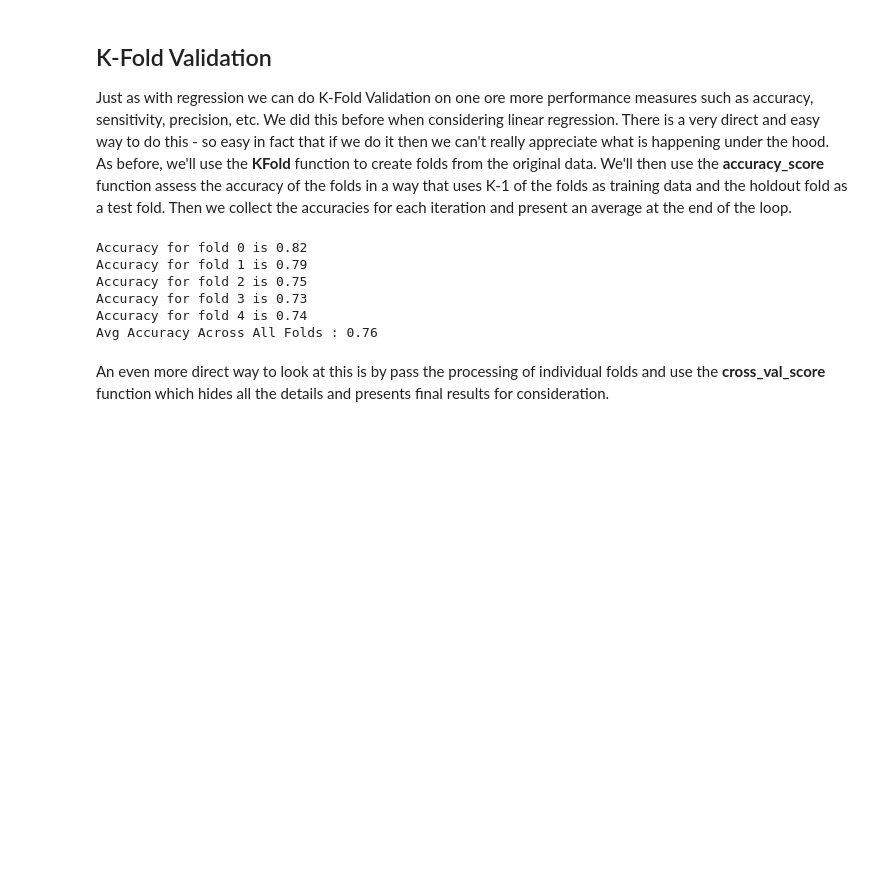
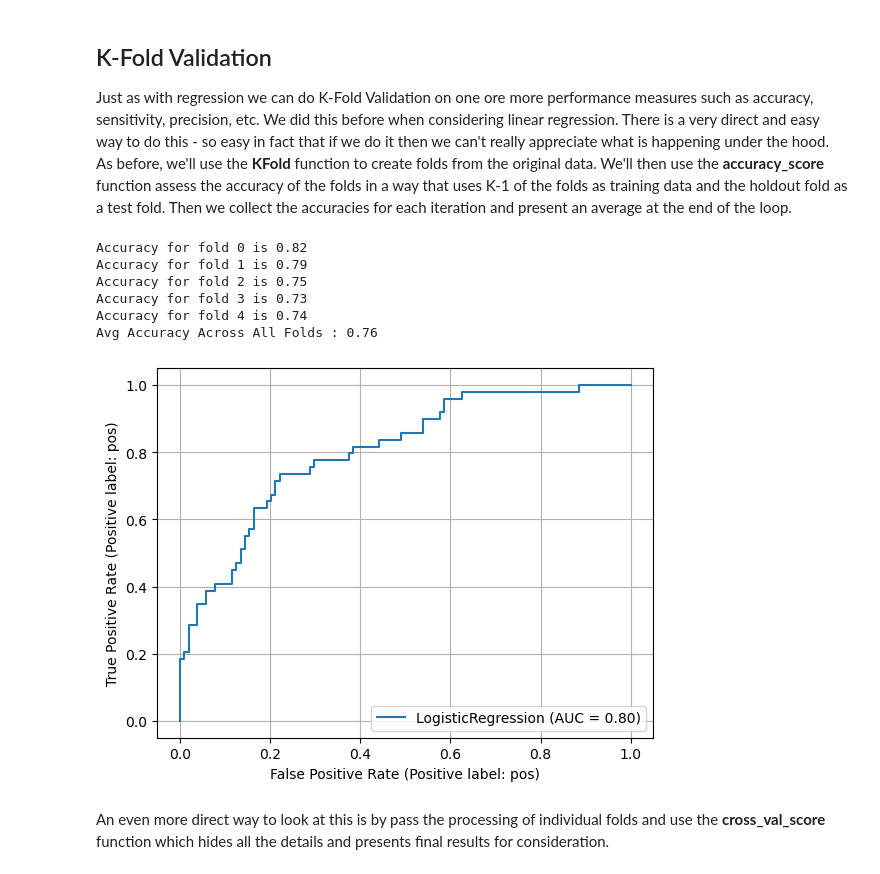
Before and after one commit to steviep42/bios_534, a Jupyter notebook: CH_6_Classification_Problems.ipynb, the cells around one changed output. Drawn from its saved outputs; the diff is of its cells as text; code cells hidden in the pictures; blank space fills up the shorter version.

```diff
--- a/CH_6_Classification_Problems.ipynb
+++ b/CH_6_Classification_Problems.ipynb
@@ -662,33 +742,38 @@ i = 0
 for train_index , test_index in kf.split(X):
 
     # Setup training on k-1 folds
     X_train , X_test = X.iloc[train_index,:],X.iloc[test_index,:]
     y_train , y_test = y[train_index] , y[test_index]
 
     # Fit the model
 
     model.fit(X_train,y_train)
     pred_values = model.predict(X_test)
 
     # Accumulate the accuracies
     acc = accuracy_score(pred_values , y_test)
     acc_score.append(acc)
     mystr = "Accuracy for fold " + str(i) + " is " + str(round(acc,2))
     print(mystr)
     i = i + 1
 
 # Get the averages
 avg_acc_score = sum(acc_score)/k
 
 # Print out some stuff
 print('Avg Accuracy Across All Folds : {}'.format(round(avg_acc_score,2)))
+
+from sklearn.metrics import RocCurveDisplay
+RocCurveDisplay.from_estimator(model, X_test, y_test)
+plt.grid()
 # %% [output]
 Accuracy for fold 0 is 0.82
 Accuracy for fold 1 is 0.79
 Accuracy for fold 2 is 0.75
 Accuracy for fold 3 is 0.73
 Accuracy for fold 4 is 0.74
 Avg Accuracy Across All Folds : 0.76
+[figure, added]
 # %% [markdown]
 An even more direct way to look at this is by pass the processing of individual folds and use the **cross_val_score** function which hides all the details and presents final results for consideration.
 # %%
```
Also changed, not shown: parts of 31 cells of this notebook.
